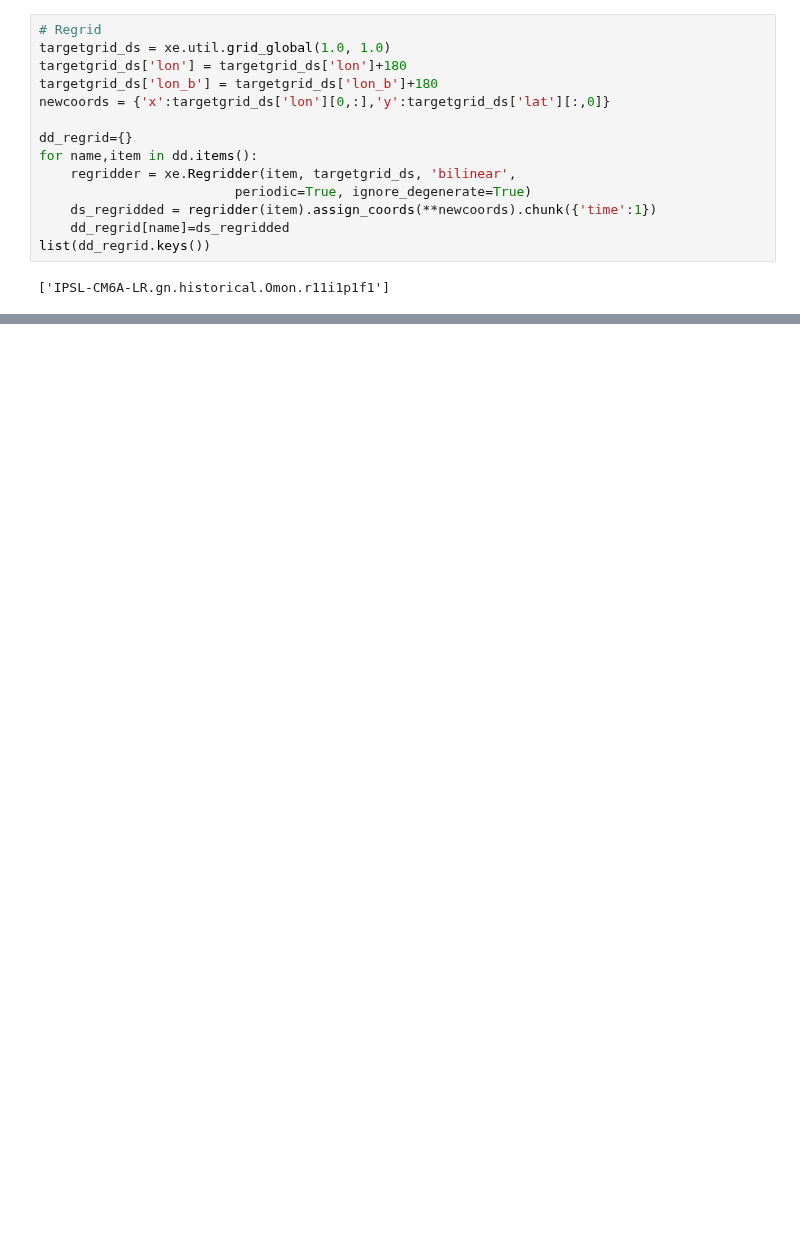
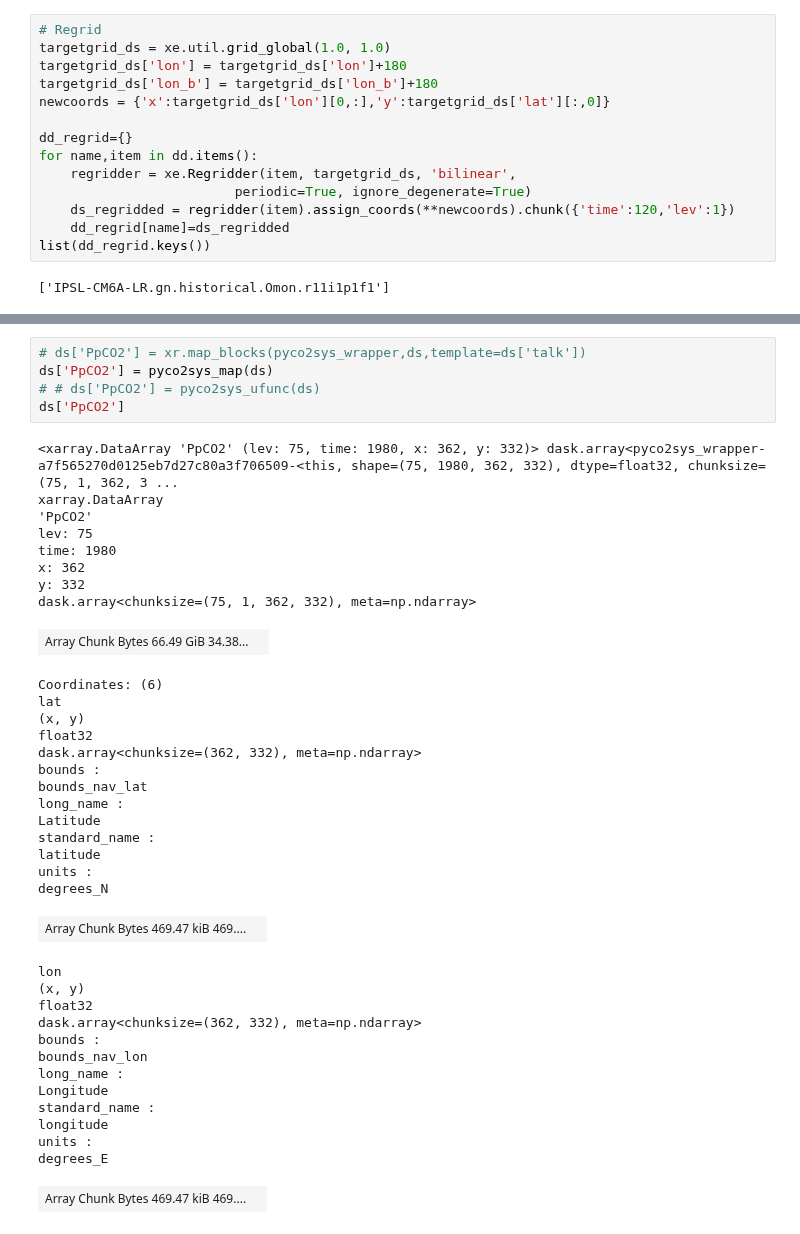
Before and after one commit to gmacgilchrist/seniorthesis, a Jupyter notebook: notebooks/gmac_pco2test.ipynb, the cells around one changed output, grey strips where cells are left out. Saved outputs shown, nothing was run; the diff lists cells and outputs as text; blank space fills up the shorter version.

```diff
--- a/notebooks/gmac_pco2test.ipynb
+++ b/notebooks/gmac_pco2test.ipynb
@@ -67,7 +71,7 @@ dd_regrid={}
 for name,item in dd.items():
     regridder = xe.Regridder(item, targetgrid_ds, 'bilinear',
                          periodic=True, ignore_degenerate=True)
-    ds_regridded = regridder(item).assign_coords(**newcoords).chunk({'time':1})
+    ds_regridded = regridder(item).assign_coords(**newcoords).chunk({'time':120,'lev':1})
     dd_regrid[name]=ds_regridded
 list(dd_regrid.keys())
 # %% [output]
@@ -96,0 +162,42 @@ ds['PpCO2'] = xr.map_blocks(pyco2sys_wrapper,ds,template=ds['talk'])
+# %%
+# ds['PpCO2'] = xr.map_blocks(pyco2sys_wrapper,ds,template=ds['talk'])
+ds['PpCO2'] = pyco2sys_map(ds)
+# # ds['PpCO2'] = pyco2sys_ufunc(ds)
+ds['PpCO2']
+# %% [output]
+<xarray.DataArray 'PpCO2' (lev: 75, time: 1980, x: 362, y: 332)> dask.array<pyco2sys_wrapper-a7f565270d0125eb7d27c80a3f706509-<this, shape=(75, 1980, 362, 332), dtype=float32, chunksize=(75, 1, 362, 3 ...
+xarray.DataArray
+'PpCO2'
+lev: 75
+time: 1980
+x: 362
+y: 332
+dask.array<chunksize=(75, 1, 362, 332), meta=np.ndarray>
+| Array Chunk Bytes 66.49 GiB 34.38... |  |
+Coordinates: (6)
+lat
+(x, y)
+float32
+dask.array<chunksize=(362, 332), meta=np.ndarray>
+bounds :
+bounds_nav_lat
+long_name :
+Latitude
+standard_name :
+latitude
+units :
+degrees_N
+| Array Chunk Bytes 469.47 kiB 469.... |  |
+lon
+(x, y)
+float32
+dask.array<chunksize=(362, 332), meta=np.ndarray>
+bounds :
+bounds_nav_lon
+long_name :
+Longitude
+standard_name :
+longitude
+units :
+degrees_E
+| Array Chunk Bytes 469.47 kiB 469.... |  |
```
Also changed, not shown: parts of 13 cells of this notebook.
